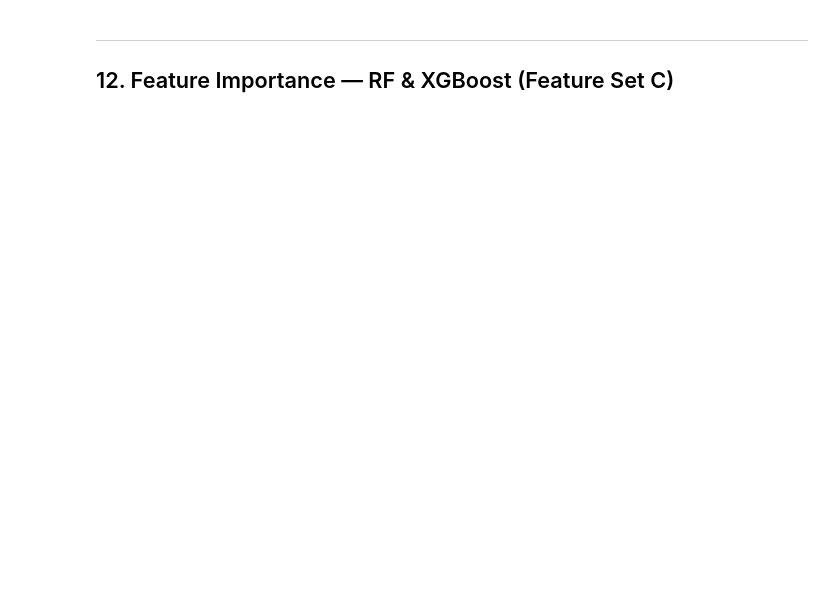
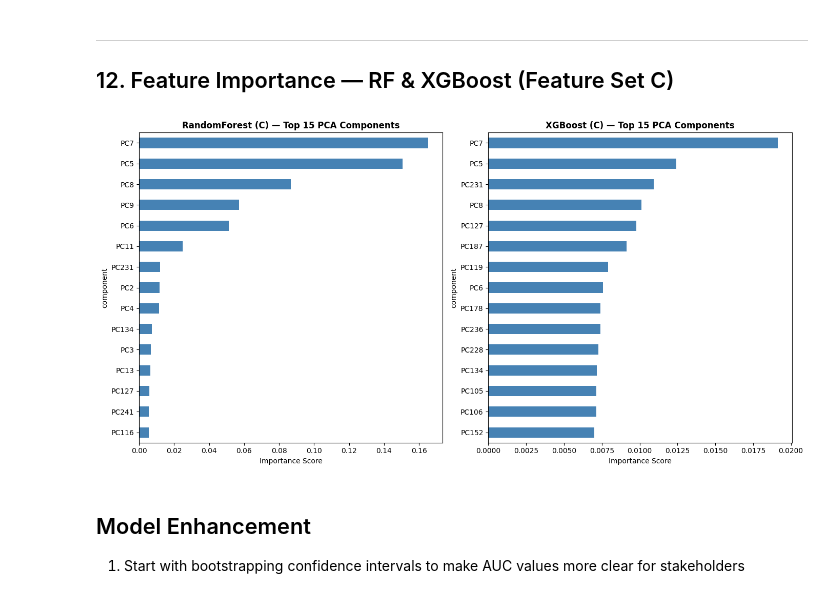
Before and after one commit to tina-ytyuan/SP26_IDS705_ML_Project, a Jupyter notebook: code/trees_updated.ipynb, the cells around one changed output. Cells and saved outputs as stored; diff of their text form; code cells hidden in the pictures; blank space fills up the shorter version.

```diff
--- a/code/trees_updated.ipynb
+++ b/code/trees_updated.ipynb
@@ -53,7 +61,8 @@ world_bank["recession_next_year"] = (
 )
 
 world_bank = world_bank.dropna(subset=["recession_next_year"])
-world_bank["recession_next_year"] = world_bank["recession_next_year"].astype(int)
+world_bank["recession_next_year"] = world_bank["recession_next_year"].astype(
+    int)
 
 print(f"Dataset: {world_bank.shape}")
 print(f"Positive class rate: {world_bank['recession_next_year'].mean():.1%}")
@@ -335,17 +452,21 @@ plt.tight_layout(); plt.show()
 # %%
 fig, axes = plt.subplots(1, 2, figsize=(14, 7))
 for ax, (label, key) in zip(axes, [("RandomForest (C)", "RF_C"), ("XGBoost (C)", "XGB_C")]):
     n = stored[key]["model"].n_features_in_
     imp_df = (
         pd.DataFrame({
             "component": [f"PC{i+1}" for i in range(n)],
             "importance": stored[key]["model"].feature_importances_
         })
         .sort_values("importance", ascending=False).head(15)
         .sort_values("importance")
     )
-    imp_df.plot.barh(x="component", y="importance", ax=ax, color="steelblue", legend=False)
+    imp_df.plot.barh(x="component", y="importance", ax=ax,
+                     color="steelblue", legend=False)
     ax.set_title(f"{label} — Top 15 PCA Components", fontweight="bold")
     ax.set_xlabel("Importance Score")
 
-plt.tight_layout(); plt.show()
+plt.tight_layout()
+plt.show()
+# %% [output]
+[figure, added]
@@ -351,0 +481,4 @@ plt.tight_layout(); plt.show()
+# %% [markdown]
+## Model Enhancement
+
+1. Start with bootstrapping confidence intervals to make AUC values more clear for stakeholders
```
Also changed, not shown: parts of 30 cells of this notebook, 21 other files.
